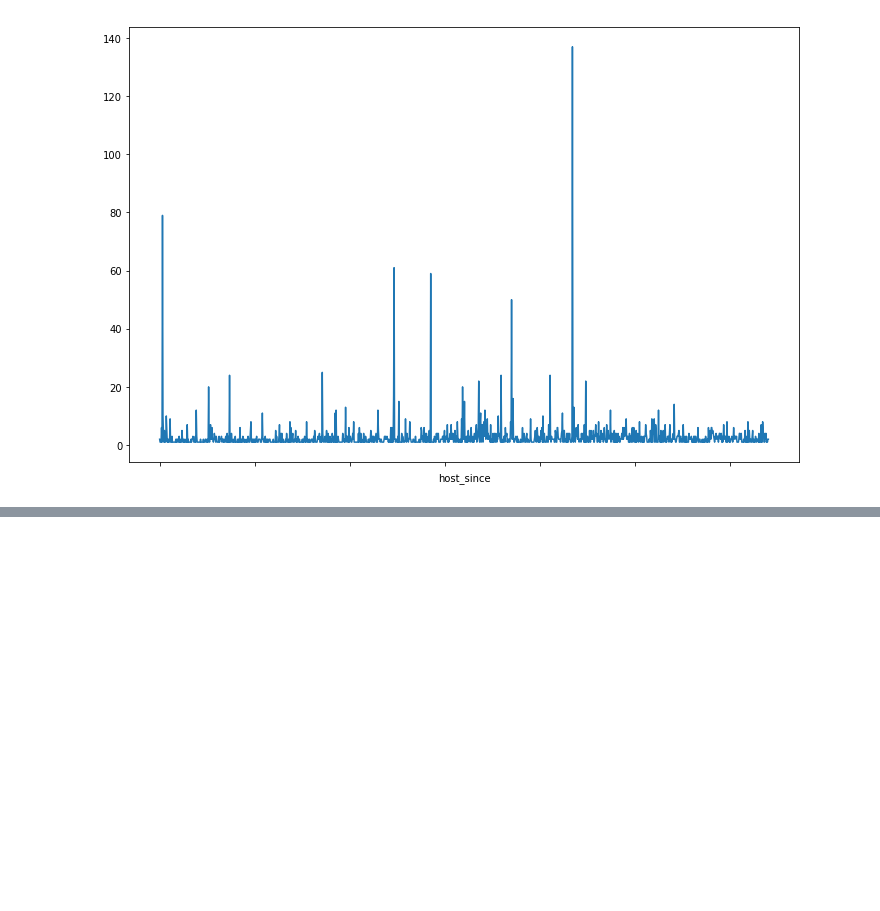
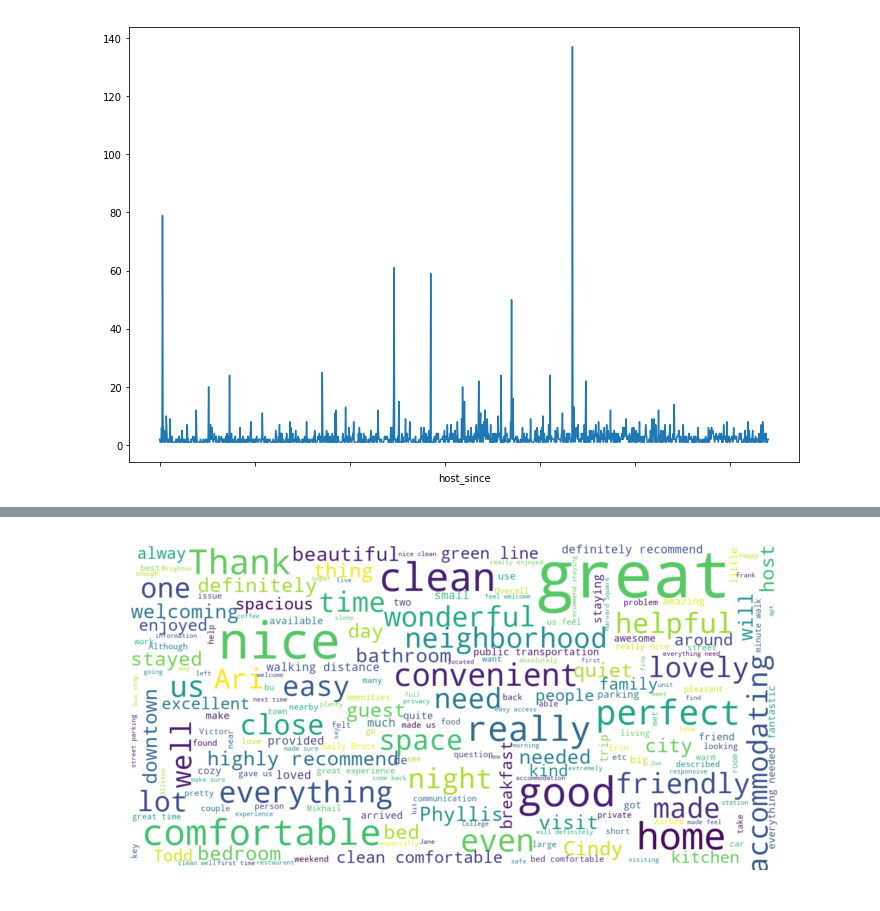
Before and after one commit to ilknurCakir/AirBnBBostonData, a Jupyter notebook: EDA.ipynb, the cells around one changed output, grey strips where cells are left out. Cells and saved outputs as stored; diff of their text form; code cells hidden in the pictures; blank space fills up the shorter version.

```diff
--- a/EDA.ipynb
+++ b/EDA.ipynb
@@ -313,0 +404,13 @@ listings.groupby('host_since').id.count().plot(kind = 'line', figsize = (12, 8))
+# %%
+text_allston = ' '.join(review for review in rev2[rev2.neighbourhood == 'Allston-Brighton'].comments.reset_index(drop = True).dropna())
+wordcloud = WordCloud(stopwords = stopwords,
+                     background_color = 'white',
+                     max_font_size = 40,
+                     scale = 3,
+                     random_state = 42,
+                     max_words = 300).generate(text_allston)
+plt.figure(figsize = (12, 6))
+plt.imshow(wordcloud, interpolation='bilinear')
+plt.axis("off");
+# %% [output]
+[figure, added]
```
Also changed, not shown: parts of 17 cells of this notebook.
